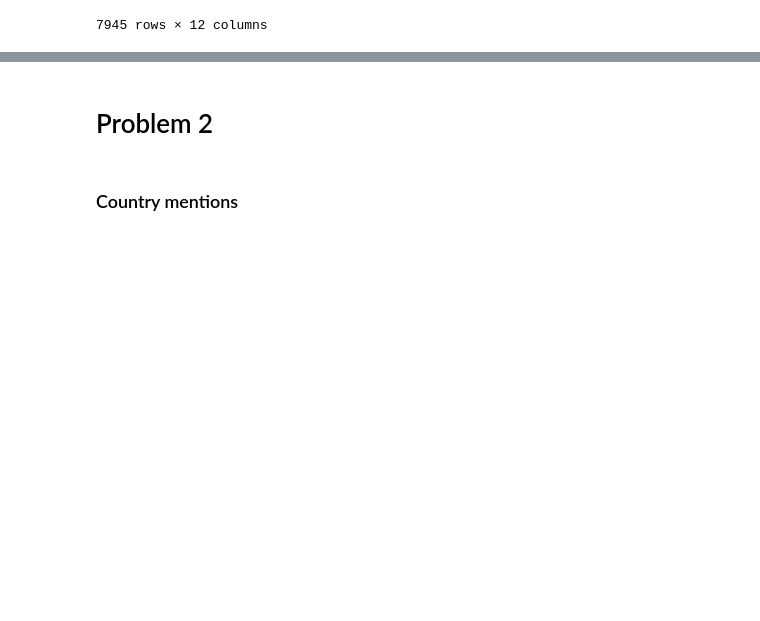
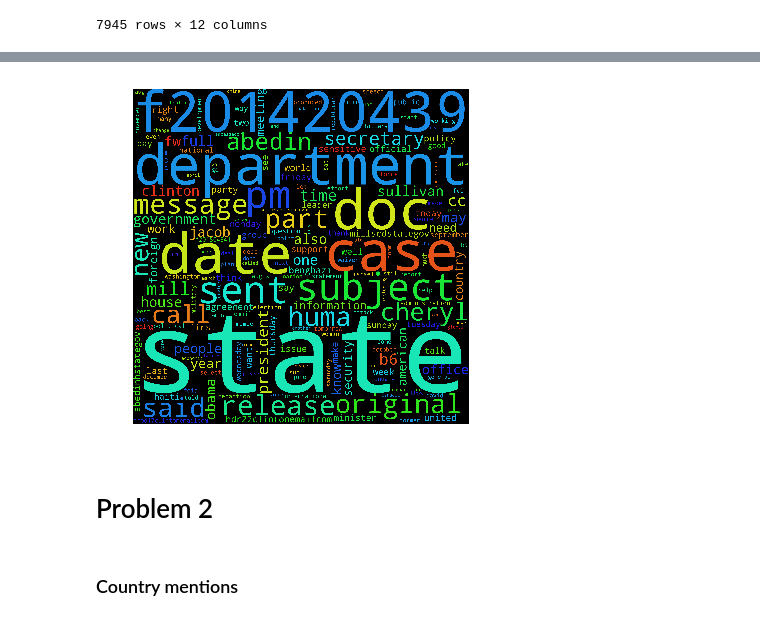
Before and after one commit to NevenaR/Homework, a Jupyter notebook: HW-5/HW05.ipynb, the cells around one changed output, grey strips where cells are left out. Saved outputs shown, nothing was run; the diff lists cells and outputs as text; code cells hidden in the pictures; blank space fills up the shorter version.

```diff
--- a/HW-5/HW05.ipynb
+++ b/HW-5/HW05.ipynb
@@ -202,11 +224,12 @@ NameError: name 'troll_mask' is not defined
 # %%
-nltk.download()
 wholeText_lemmatized = tokenizer_lemma(wholeText)
 wc = WordCloud(width=5000, height=5000, stopwords=STOPWORDS)
 wc.generate(' '.join(wholeText_lemmatized))
 plt.imshow(wc)
 plt.axis("off")
 plt.show()
+# %% [output]
+[figure, added]
 # %% [markdown]
 # Problem 2
 # %% [markdown]
```
Also changed, not shown: parts of 39 cells of this notebook.
